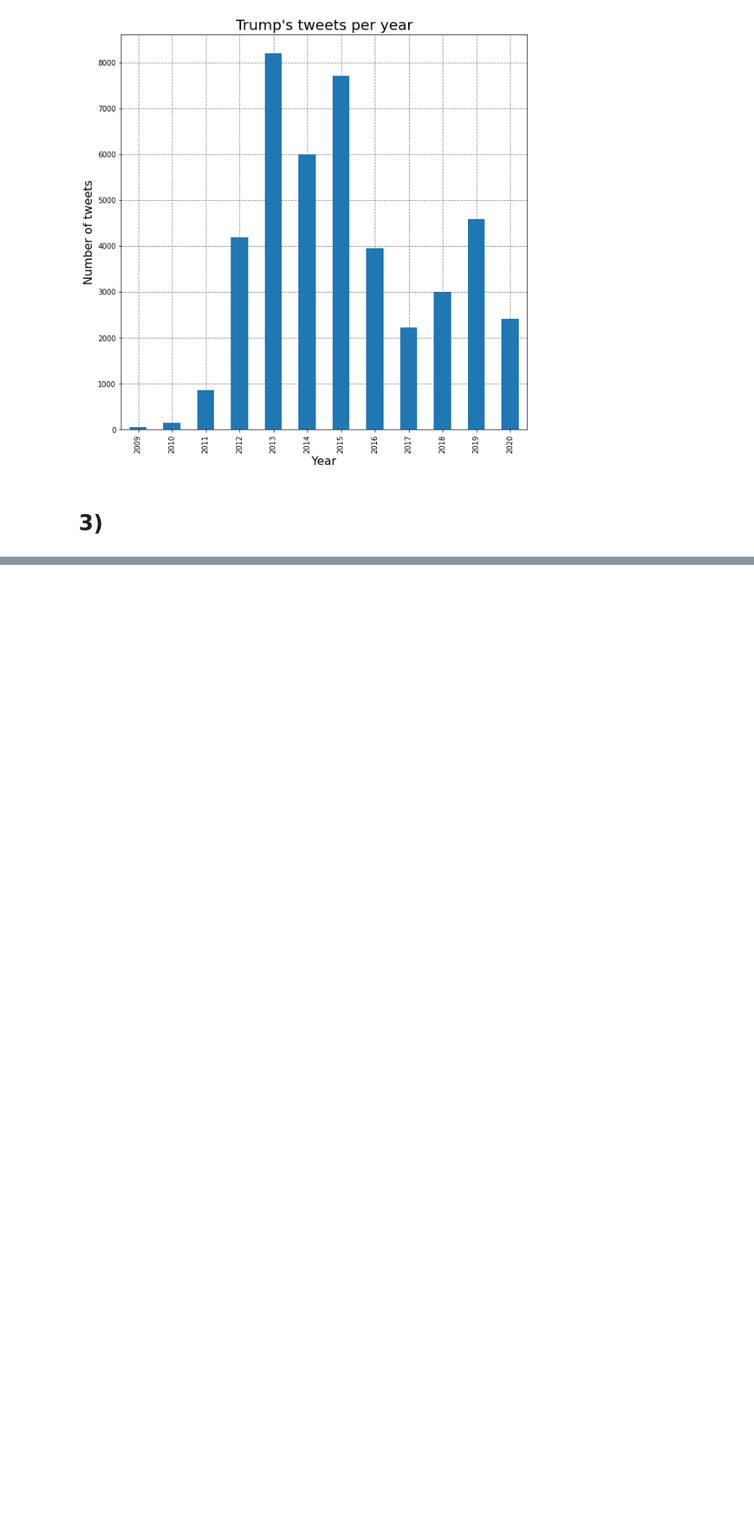
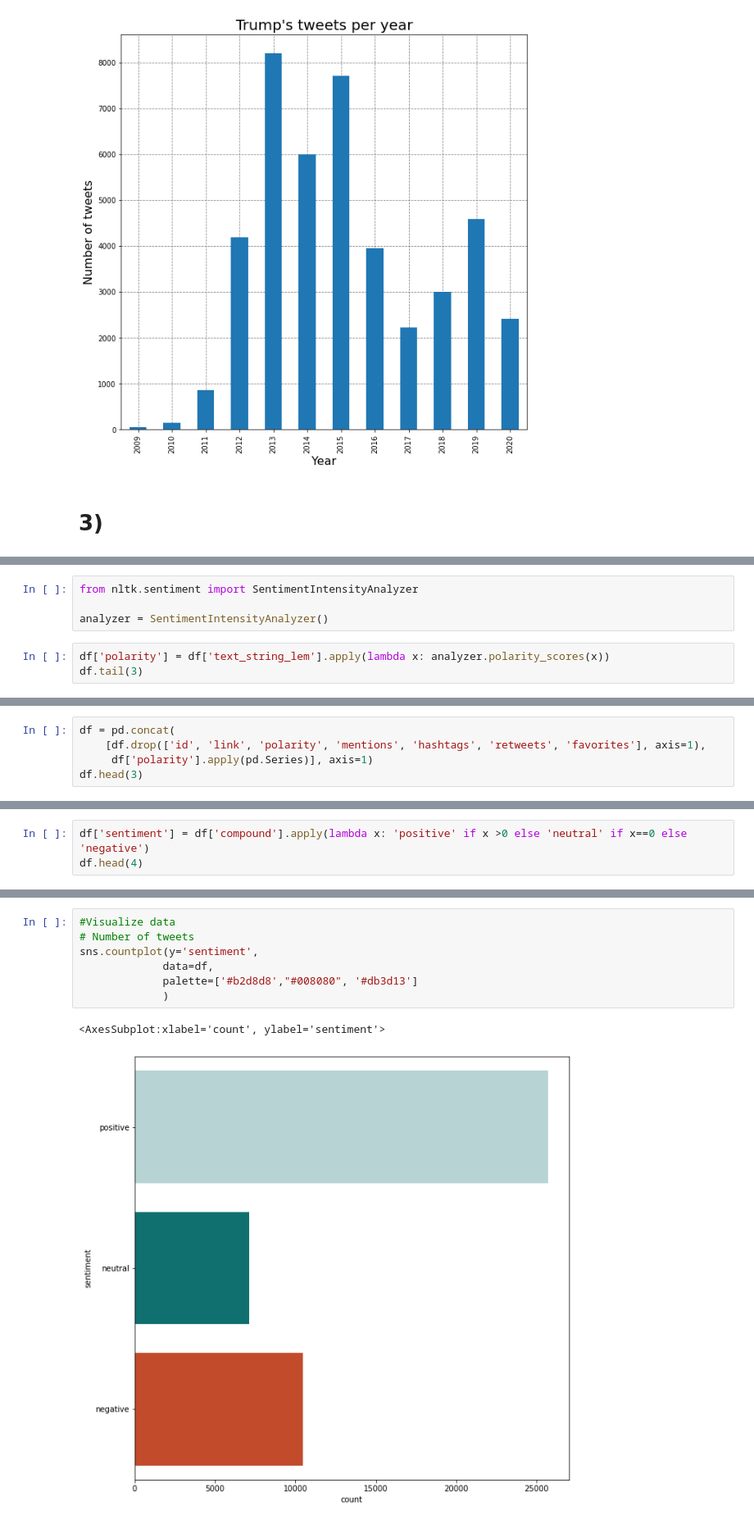
Before and after one commit to m-orlewski/nlp-sentiment-analysis, a Jupyter notebook: main.ipynb, the cells around one changed output, grey strips where cells are left out. Shown: that part at 82% size. Drawn from its saved outputs; the diff is of its cells as text; blank space fills up the shorter version.

Commit message:
data preparation and analisys

```diff
--- a/main.ipynb
+++ b/main.ipynb
@@ -94,0 +234,7 @@ emb =
+# %%
+from nltk.sentiment import SentimentIntensityAnalyzer
+
+analyzer = SentimentIntensityAnalyzer()
+# %%
+df['polarity'] = df['text_string_lem'].apply(lambda x: analyzer.polarity_scores(x))
+df.tail(3)
@@ -94,0 +246,5 @@ emb =
+# %%
+df = pd.concat(
+    [df.drop(['id', 'link', 'polarity', 'mentions', 'hashtags', 'retweets', 'favorites'], axis=1),
+     df['polarity'].apply(pd.Series)], axis=1)
+df.head(3)
@@ -94,0 +256,3 @@ emb =
+# %%
+df['sentiment'] = df['compound'].apply(lambda x: 'positive' if x >0 else 'neutral' if x==0 else 'negative')
+df.head(4)
@@ -94,0 +287,10 @@ emb =
+# %%
+#Visualize data
+# Number of tweets
+sns.countplot(y='sentiment',
+             data=df,
+             palette=['#b2d8d8',"#008080", '#db3d13']
+             )
+# %% [output]
+<AxesSubplot:xlabel='count', ylabel='sentiment'>
+[figure, added]
```
Also changed, not shown: parts of 23 cells of this notebook.
